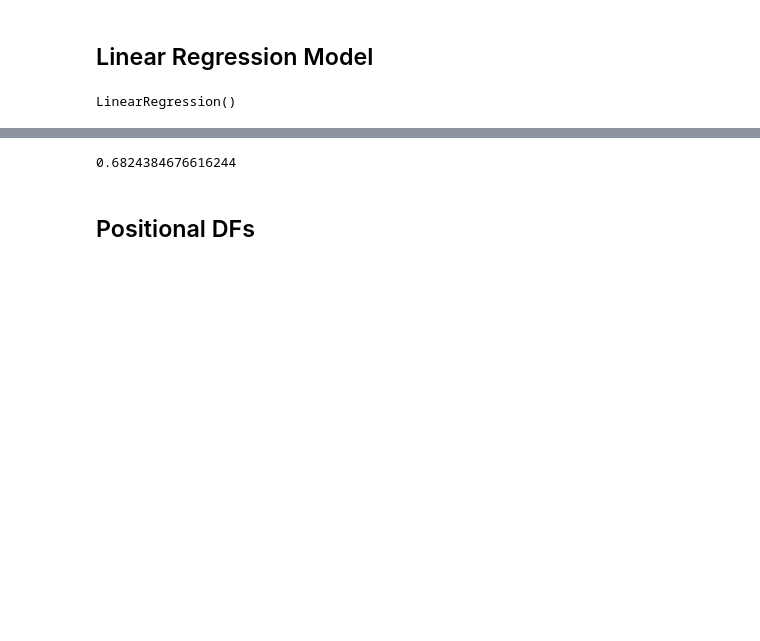
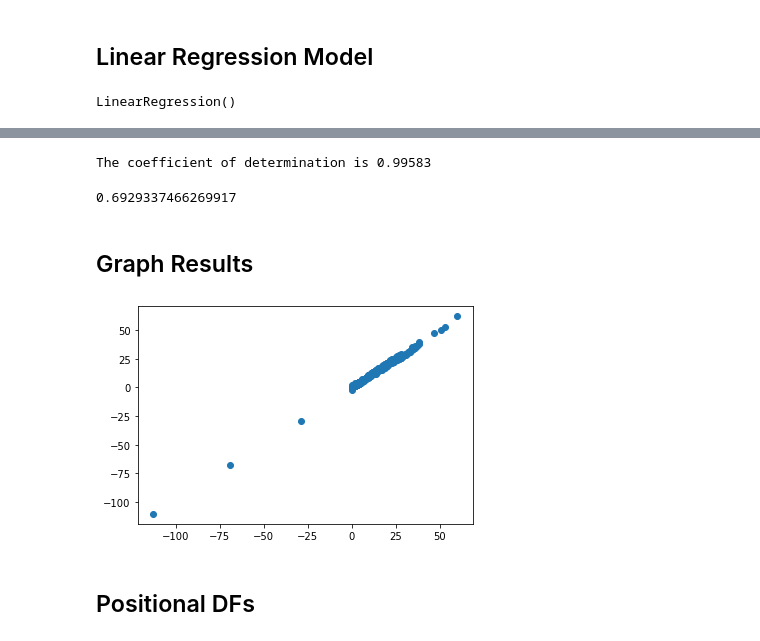
Before and after one commit to sbull32/team_cautious_waffle, a Jupyter notebook: waffles_ml_model.ipynb, the cells around one changed output, grey strips where cells are left out. Cells and saved outputs as stored; diff of their text form; code cells hidden in the pictures; blank space fills up the shorter version.

```diff
--- a/waffles_ml_model.ipynb
+++ b/waffles_ml_model.ipynb
@@ -170,7 +185,7 @@ sorted(zip(rf_model.feature_importances_, X.columns), reverse=True)
 ## Linear Regression Model
 # %%
 model = LinearRegression()
-model.fit(X, y)
+model.fit(X_train, y_train)
 # %% [output]
 LinearRegression()
 # %%
@@ -211,9 +201,25 @@ ValueError: x and y must be the same size
-# %%
-mse = mean_squared_error(y_test, y_pred)
-rmse = math.sqrt(mse)
-rmse
-# %% [output]
-0.6824384676616244
+# %%
+print('The coefficient of determination is', round(c_of_d, 5))
+# %% [output]
+The coefficient of determination is 0.99583
+# %%
+mse = mean_squared_error(y_test, y_pred)
+rmse = math.sqrt(mse)
+rmse
+# %% [output]
+0.6929337466269917
+# %% [markdown]
+## Graph Results
+# %%
+x = y_test
+y = y_pred
+# %%
+fig, ax = plt.subplots()
+ax.scatter(x,y)
+
+plt.show()
+# %% [output]
+[figure, added]
 # %% [markdown]
 ## Positional DFs
 # %%
```
Also changed, not shown: parts of 42 cells of this notebook.
